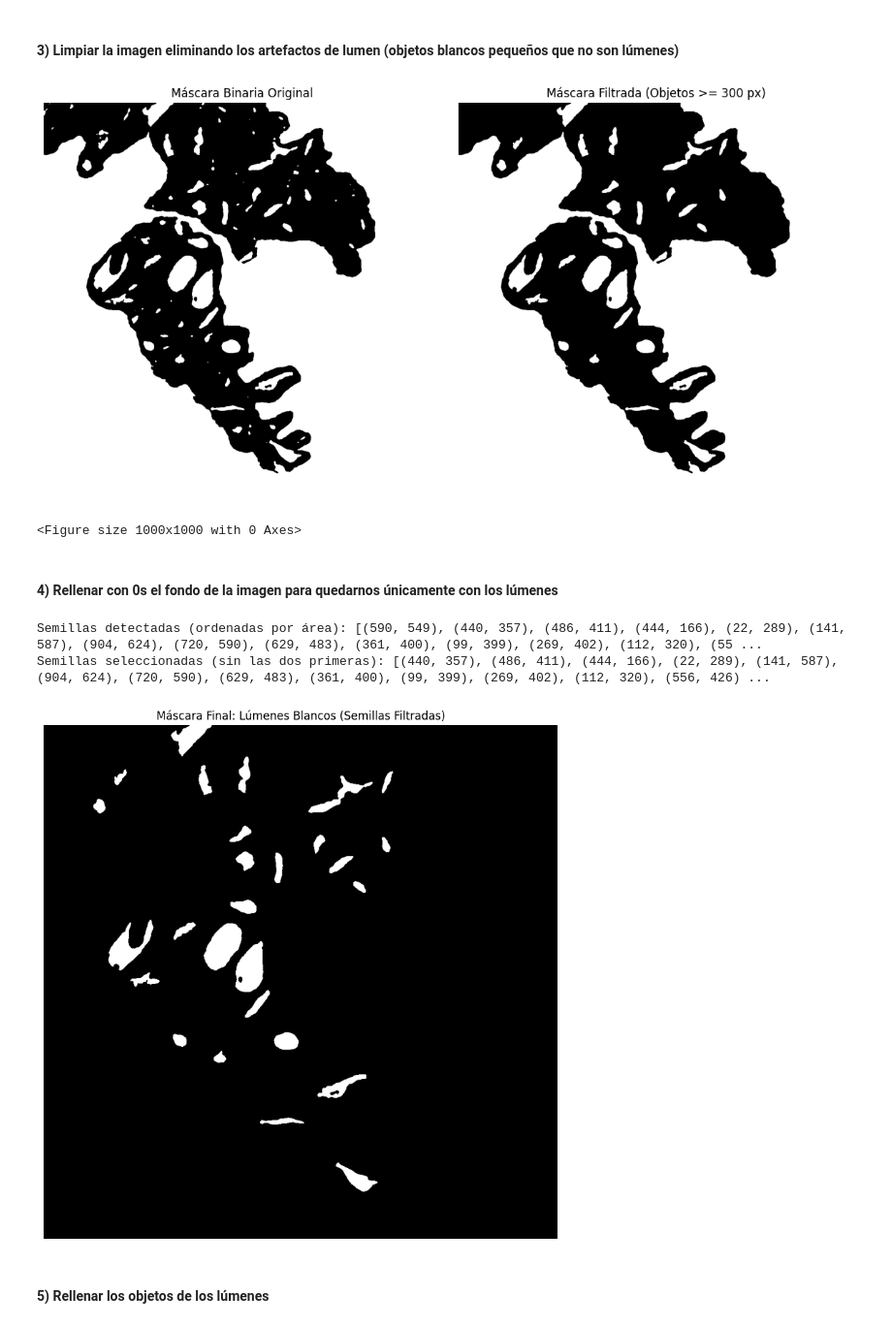
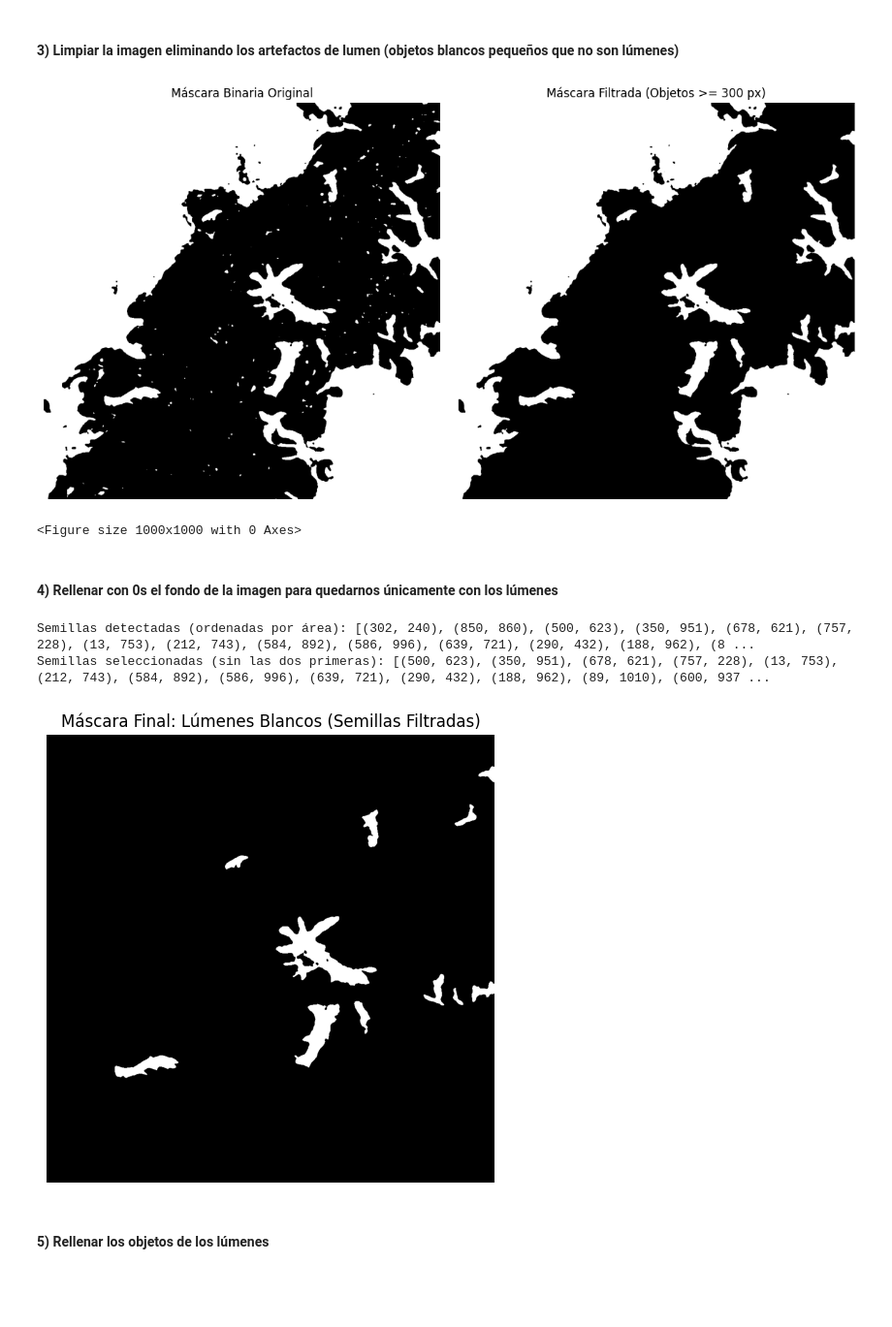
Before and after one commit to JLRRC/MASTERIA, a Jupyter notebook: 05MIAR_Aprendizaje_Supervisado/Act/Actividad_C1_P1_LozanoRodriguez_Jesus.histo1.ipynb, the cells around one changed output. Shown at 97% size. Saved outputs shown, nothing was run; the diff lists cells and outputs as text; code cells hidden in the pictures; blank space fills up the shorter version.

```diff
--- a/05MIAR_Aprendizaje_Supervisado/Act/Actividad_C1_P1_LozanoRodriguez_Jesus.histo1.ipynb
+++ b/05MIAR_Aprendizaje_Supervisado/Act/Actividad_C1_P1_LozanoRodriguez_Jesus.histo1.ipynb
@@ -43,16 +44,18 @@ Imagen descargada exitosamente como: histo_2.jpg
 # Importar las librerías necesarias; skimage y matplotlib
 import numpy as np
 import matplotlib.pyplot as plt
-from skimage import io, filters, img_as_ubyte, color, measure
+from skimage import io, filters, img_as_ubyte, color, measure, morphology
 from skimage.filters import gaussian, threshold_otsu
 from skimage.segmentation import flood
 from skimage.util import img_as_ubyte
+from skimage.measure import label, regionprops
 from scipy.ndimage import binary_fill_holes
-
+import pandas as pd
+from tabulate import tabulate
 
 # Leer la imagen en formato RGB
-#image_path = "histo_1.jpg"
-image_path = "histo_2.jpg"
+image_path = "histo_1.jpg"
+#image_path = "histo_2.jpg"
 image = io.imread(image_path)
 # %%
 # Normalizar la imagen para que los píxeles se encuentren en el rango [0, 1]
@@ -153,7 +156,7 @@ plt.tight_layout()
 plt.figure(figsize=(10, 10))
 plt.show()
 # %% [output]
-[figure, old version]
+[figure, new version]
 <Figure size 1000x1000 with 0 Axes>
 # %% [markdown]
 #### 4) Rellenar con 0s el fondo de la imagen para quedarnos únicamente con los lúmenes
@@ -163,11 +166,6 @@ plt.show()
 # se valorará positivamente a aquell@s que desarrollen una función para encontrarlas automáticamente.
 # Visualizar la máscara resultante.
 # %%
-import numpy as np
-import matplotlib.pyplot as plt
-from skimage.measure import label, regionprops
-from skimage.segmentation import flood
-
 # Función para detectar todas las regiones y ordenar las semillas
 def find_and_sort_seeds(mask, num_seeds=None, sort_by='area', ascending=True):
     """
@@ -209,39 +207,39 @@ def region_growing(mask, seeds):
     Returns:
         Máscara binaria con las regiones crecidas.
     """
     region_mask = np.zeros_like(mask, dtype=bool)
     for seed in seeds:
         if mask[seed]:  # Verifica que la semilla está en una región válida
             region = flood(mask, seed_point=seed)
             region_mask |= region  # Combina las regiones crecidas
     return region_mask
 
 # Detectar y ordenar semillas por área (descendente)
 sorted_seeds = find_and_sort_seeds(filtered_mask, sort_by='area', ascending=False)
 print(f"Semillas detectadas (ordenadas por área): {sorted_seeds}")
 
-# Excluir las dos primeras semillas que no nos valen.
+# Excluir las dos primeras semillas que no nos valen, la forma que he encontrado.
 if len(sorted_seeds) > 2:
-    filtered_seeds = sorted_seeds[1:]  # Excluir las dos primeras
+    filtered_seeds = sorted_seeds[2:]  # Excluir las dos primeras
 else:
     filtered_seeds = sorted_seeds  # Si hay menos de tres semillas, mantener todas
 
 #filtered_seeds = sorted_seeds
 print(f"Semillas seleccionadas (sin las dos primeras): {filtered_seeds}")
 
 # Aplicar crecimiento de región desde las semillas seleccionadas
 lumen_mask = region_growing(filtered_mask, filtered_seeds)
 
 # Visualizar la máscara final con los lúmenes blancos
-plt.figure(figsize=(10, 10))
+plt.figure(figsize=(6, 6))
 plt.imshow(lumen_mask, cmap="gray")
 plt.title("Máscara Final: Lúmenes Blancos (Semillas Filtradas)")
 plt.axis("off")
 plt.show()
 # %% [output]
-Semillas detectadas (ordenadas por área): [(590, 549), (440, 357), (486, 411), (444, 166), (22, 289), (141, 587), (904, 624), (720, 590), (629, 483), (361, 400), (99, 399), (269, 402), (112, 320), (55 ...
-Semillas seleccionadas (sin las dos primeras): [(440, 357), (486, 411), (444, 166), (22, 289), (141, 587), (904, 624), (720, 590), (629, 483), (361, 400), (99, 399), (269, 402), (112, 320), (556, 426) ...
+Semillas detectadas (ordenadas por área): [(302, 240), (850, 860), (500, 623), (350, 951), (678, 621), (757, 228), (13, 753), (212, 743), (584, 892), (586, 996), (639, 721), (290, 432), (188, 962), (8 ...
+Semillas seleccionadas (sin las dos primeras): [(500, 623), (350, 951), (678, 621), (757, 228), (13, 753), (212, 743), (584, 892), (586, 996), (639, 721), (290, 432), (188, 962), (89, 1010), (600, 937 ...
-[figure, old version]
+[figure, new version]
 # %% [markdown]
 #### 5) Rellenar los objetos de los lúmenes
 # %%
```
Also changed, not shown: parts of 9 cells of this notebook.
